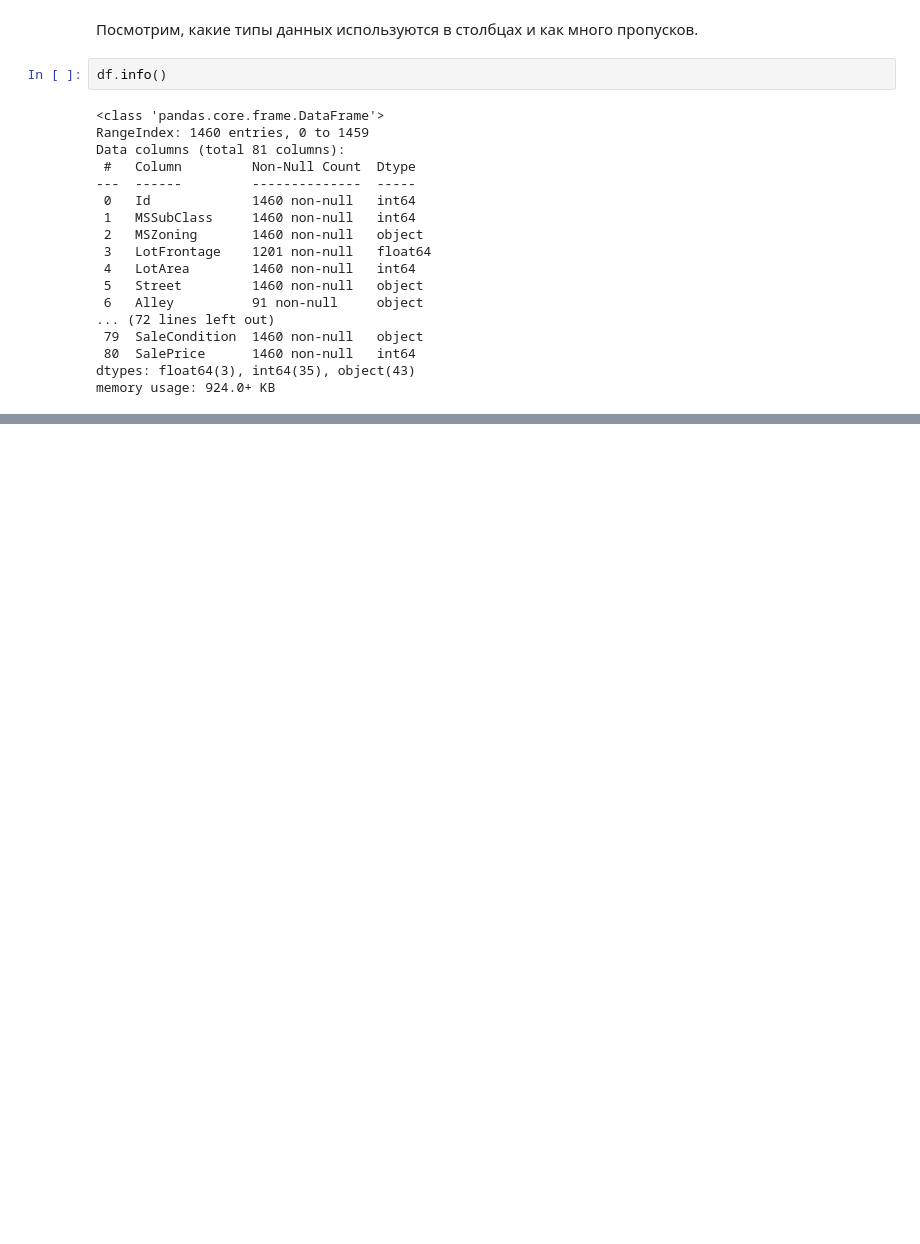
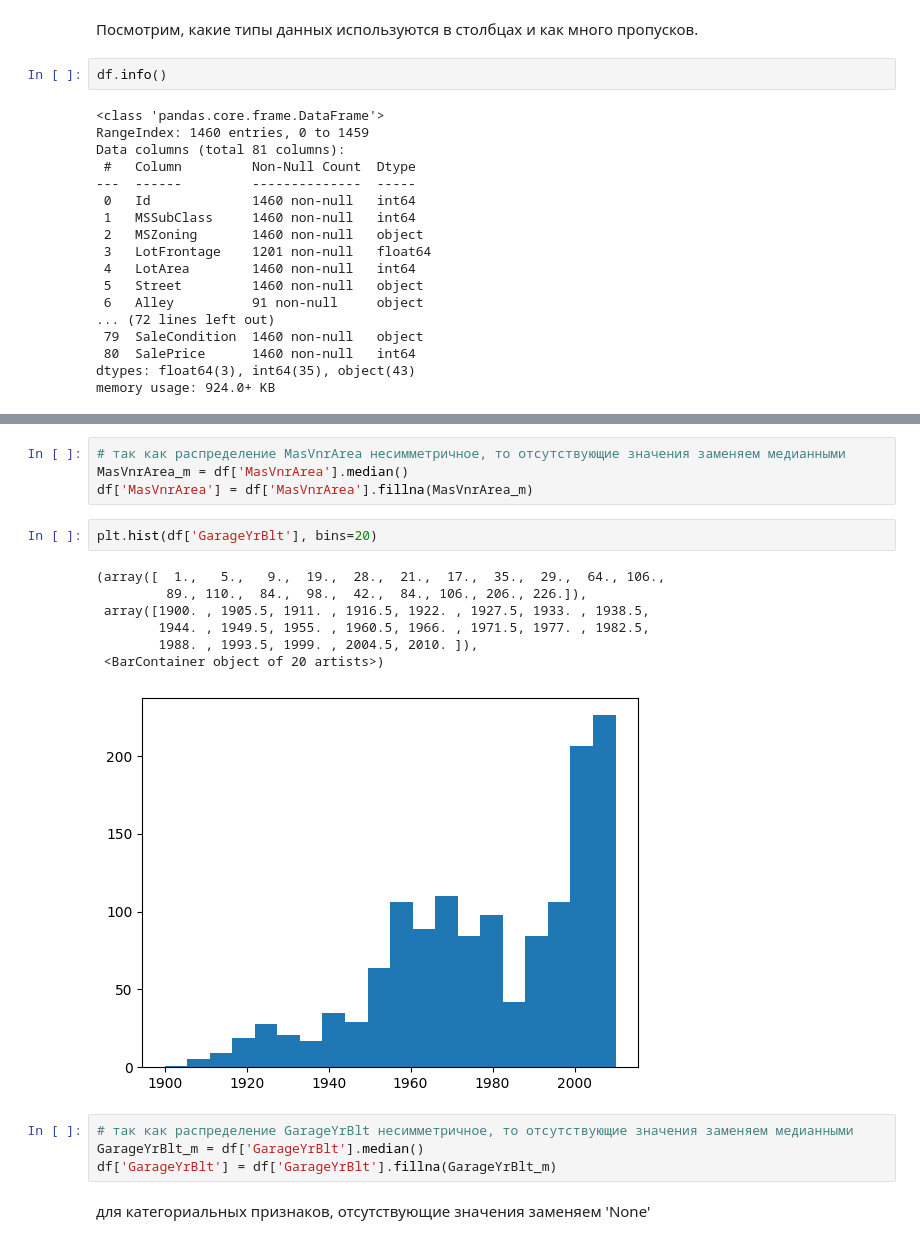
Before and after one commit to AlekseyNesterenko/Data-collection-and-markup, a Jupyter notebook: Lesson 8/homework8.ipynb, the cells around one changed output, grey strips where cells are left out. Drawn from its saved outputs; the diff is of its cells as text; blank space fills up the shorter version.

```diff
--- a/Lesson 8/homework8.ipynb
+++ b/Lesson 8/homework8.ipynb
@@ -59,0 +135,20 @@ memory usage: 924.0+ KB
+# %%
+# так как распределение MasVnrArea несимметричное, то отсутствующие значения заменяем медианными
+MasVnrArea_m = df['MasVnrArea'].median()
+df['MasVnrArea'] = df['MasVnrArea'].fillna(MasVnrArea_m)
+# %%
+plt.hist(df['GarageYrBlt'], bins=20)
+# %% [output]
+(array([  1.,   5.,   9.,  19.,  28.,  21.,  17.,  35.,  29.,  64., 106.,
+         89., 110.,  84.,  98.,  42.,  84., 106., 206., 226.]),
+ array([1900. , 1905.5, 1911. , 1916.5, 1922. , 1927.5, 1933. , 1938.5,
+        1944. , 1949.5, 1955. , 1960.5, 1966. , 1971.5, 1977. , 1982.5,
+        1988. , 1993.5, 1999. , 2004.5, 2010. ]),
+ <BarContainer object of 20 artists>)
+[figure, added]
+# %%
+# так как распределение GarageYrBlt несимметричное, то отсутствующие значения заменяем медианными
+GarageYrBlt_m = df['GarageYrBlt'].median()
+df['GarageYrBlt'] = df['GarageYrBlt'].fillna(GarageYrBlt_m)
+# %% [markdown]
+для категориальных признаков, отсутствующие значения заменяем 'None'
```
Also changed, not shown: parts of 33 cells of this notebook, 1 other file.
